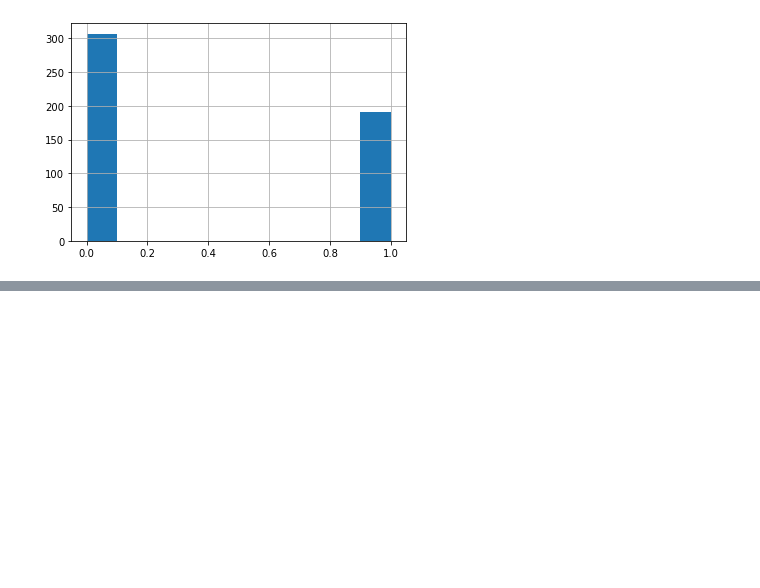
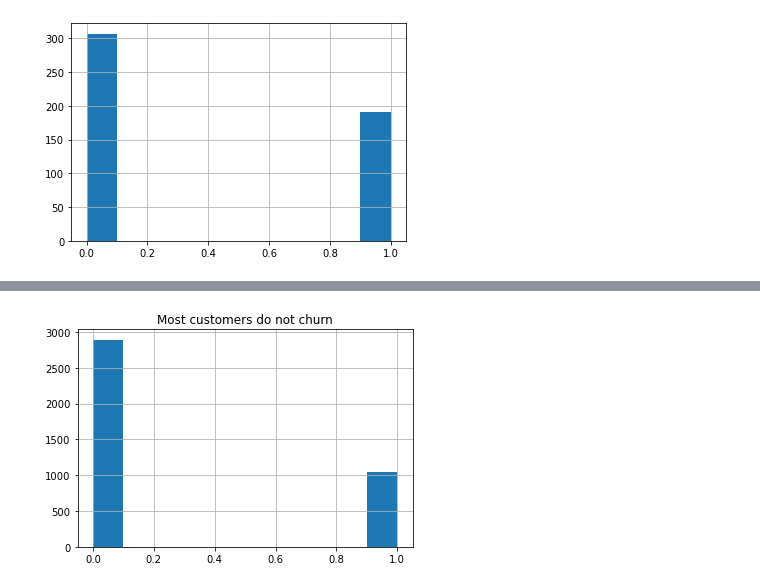
Before and after one commit to fred-lindsey/classification_exercises, a Jupyter notebook: classification_exercises_part_two(exploration).ipynb, the cells around one changed output, grey strips where cells are left out. Cells and saved outputs as stored; diff of their text form; code cells hidden in the pictures; blank space fills up the shorter version.

```diff
--- a/classification_exercises_part_two(exploration).ipynb
+++ b/classification_exercises_part_two(exploration).ipynb
@@ -359,0 +415,3 @@ df.head()
+# %%
+df = df.fillna(0)
+df.isna().sum()
@@ -359,0 +436,4 @@ df.head()
+# %%
+#split:
+train, validate, test = split.train_validate_test_split(df, 'churn')
+train.head()
@@ -359,0 +460,7 @@ df.head()
+# %%
+# Let's explore the data!
+plt.title("Most customers do not churn")
+train.churn.hist()
+plt.show()
+# %% [output]
+[figure, added]
```
Also changed, not shown: parts of 41 cells of this notebook, 4 other files.
